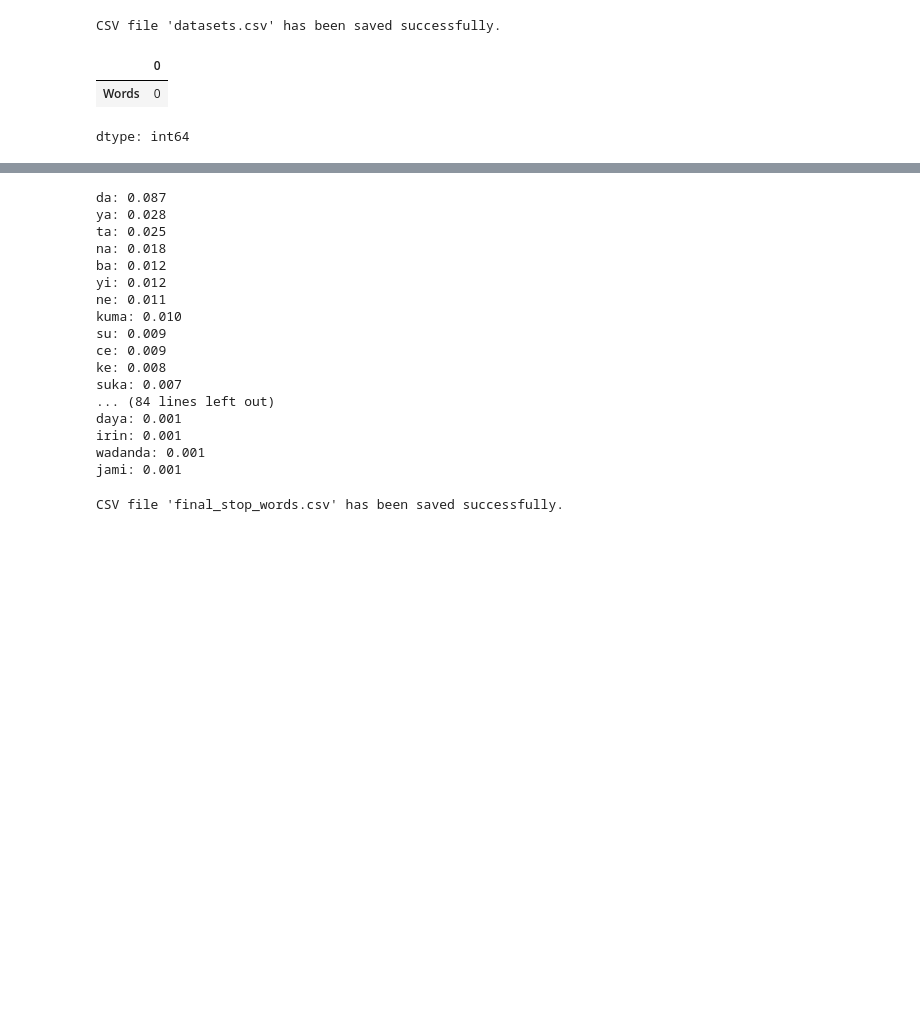
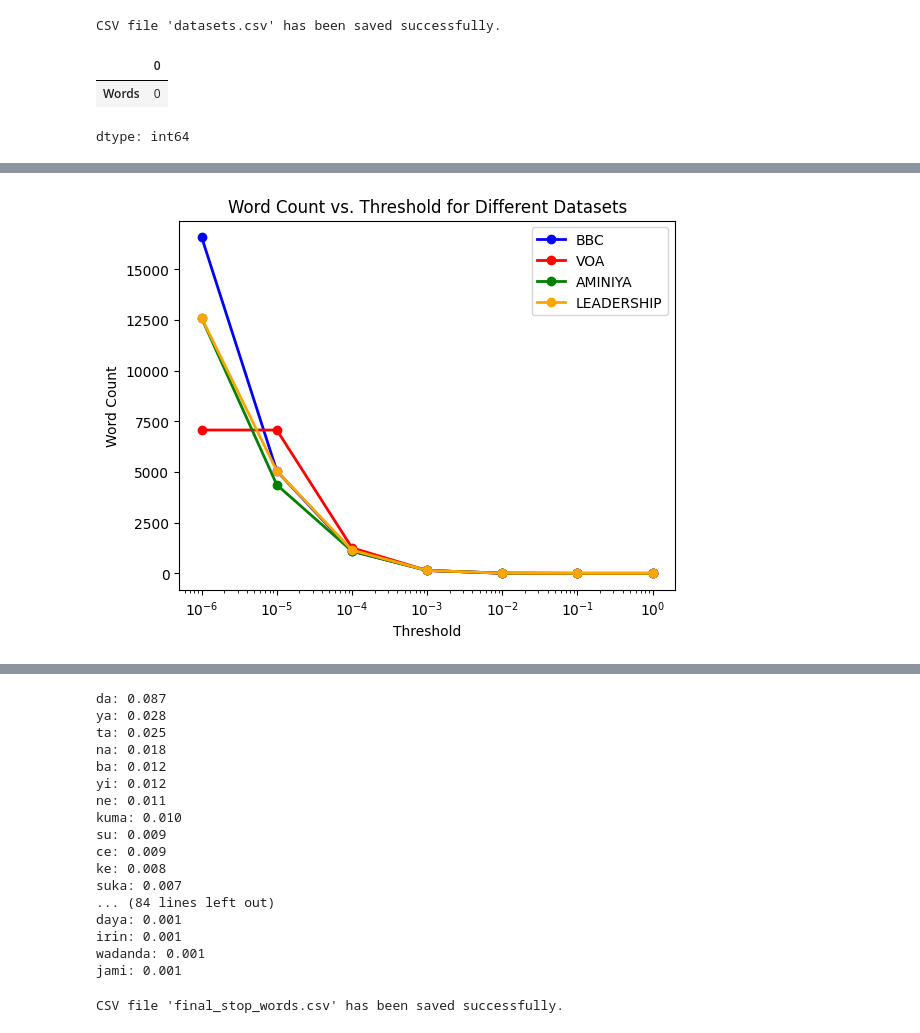
Before and after one commit to bbash/List-of-Hausa-Stop-Word, a Jupyter notebook: List_of_Hausa_words.ipynb, the cells around one changed output, grey strips where cells are left out. Cells and saved outputs as stored; diff of their text form; code cells hidden in the pictures; blank space fills up the shorter version.

```diff
--- a/List_of_Hausa_words.ipynb
+++ b/List_of_Hausa_words.ipynb
@@ -143,0 +119,79 @@ sorted_words = sorted(word_tfidf_scores.items(), key=lambda x: x[1], reverse=Tru
+# %%
+import pandas as pd
+from sklearn.feature_extraction.text import TfidfVectorizer
+from collections import defaultdict
+import matplotlib.pyplot as plt
+import nltk
+nltk.download('punkt')
+from nltk.tokenize import sent_tokenize, word_tokenize
+
+# Load datasets
+bbc_df = pd.read_csv('df_BBC_words.csv')
+voa_df = pd.read_csv('df_VOA_words.csv')
+aminiya_df = pd.read_csv('df_AMINIYA_words.csv')
+leadership_df = pd.read_csv('df_LEADERSHIP_words.csv')
+
+# Extract text columns
+bbc_text = bbc_df['Words']
+voa_text = voa_df['Words']
+aminiya_text = aminiya_df['Words']
+leadership_text = leadership_df['Words']
+
+# Define datasets, names, and colors
+datasets = [bbc_text, voa_text, aminiya_text, leadership_text]
+dataset_names = ['BBC', 'VOA', 'AMINIYA', 'LEADERSHIP']
+colors = ['blue', 'red', 'green', 'orange']
+
+# Define thresholds
+thresholds = [1.0E-06, 1.0E-05, 1.0E-04, 1.0E-03, 1.0E-02, 1.0E-01, 1.0E+00]
+
+# Iterate through datasets
+for i, dataset in enumerate(datasets):
+    tfidf_vectorizer = TfidfVectorizer()
+    word_tfidf_scores = defaultdict(float)
+    num_batches = 0
+
+    # Initialize word_counts here, inside the dataset loop
+    word_counts = []
+
+    # Process dataset in batches (adjust chunk_size if needed)
+    chunk_size = 500
+    for chunk_start in range(0, len(dataset), chunk_size):
+        chunk_end = min(chunk_start + chunk_size, len(dataset))
+        chunk_texts = dataset[chunk_start:chunk_end].dropna(axis=0).tolist()
+
+        num_batches += 1
+        tfidf_matrix = tfidf_vectorizer.fit_transform(chunk_texts)
+        feature_names = tfidf_vectorizer.get_feature_names_out()
+        tfidf_df = pd.DataFrame(tfidf_matrix.toarray(), columns=feature_names)
+        word_tfidf_means = tfidf_df.mean(axis=0)
+        for word, score in word_tfidf_means.items():
+            word_tfidf_scores[word] += score
+
+    # Normalize scores
+    for word, score in word_tfidf_scores.items():
+        word_tfidf_scores[word] /= num_batches
+
+    # Iterate through thresholds and print word counts
+    print(f"Word counts for {dataset_names[i]}:")
+    for threshold in thresholds:
+        filtered_words = {word: score for word, score in word_tfidf_scores.items() if score >= threshold}
+        word_count = len(filtered_words)
+        print(f"  Threshold: {threshold:.6f}, Word Count: {word_count}")
+        word_counts.append(word_count)  # Append word_count to the list
+    print("\n")  # Add a newline for better readability
+
+    # Plot word counts for the current dataset
+    plt.plot(thresholds, word_counts, marker='o', label=dataset_names[i], color=colors[i], linewidth=2)  # Increased linewidth for spacing
+
+# Set plot properties
+plt.xscale('log')
+plt.xlabel('Threshold')
+plt.ylabel('Word Count')
+plt.title('Word Count vs. Threshold for Different Datasets')
+plt.legend()
+
+plt.show()
+
+plt.savefig('selected_words.png', bbox_inches='tight', pad_inches=0)
+# %% [output]
@@ -143,0 +217 @@ sorted_words = sorted(word_tfidf_scores.items(), key=lambda x: x[1], reverse=Tru
+[figure, added]
```
Also changed, not shown: parts of 7 cells of this notebook.
